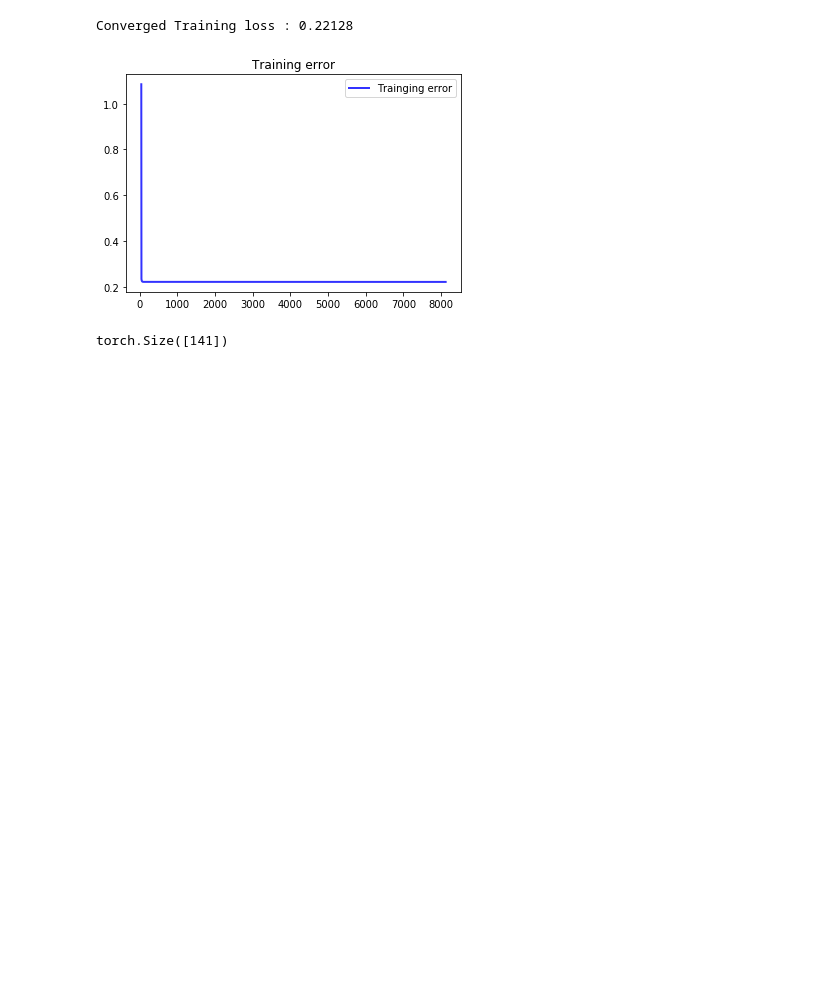
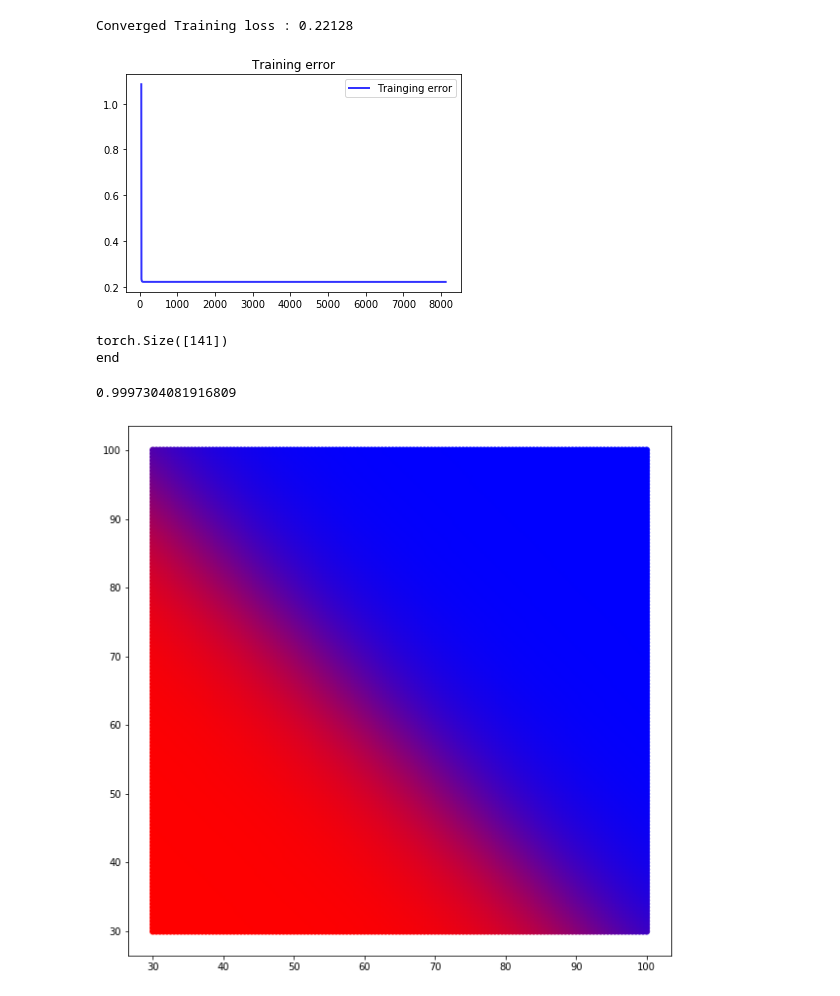
Before and after one commit to jesnk/20_1_ml_class, a Jupyter notebook: assignment/05/05.ipynb, the cells around one changed output. Cells and saved outputs as stored; diff of their text form; code cells hidden in the pictures; blank space fills up the shorter version.

Commit message:
Plot the obtained classifier

```diff
--- a/assignment/05/05.ipynb
+++ b/assignment/05/05.ipynb
@@ -204,16 +204,30 @@ th2 = th2_log[-1]
 xs = torch.linspace(start=30,end=100,steps=141,device='cuda')
 ys = torch.linspace(start=30,end=100,steps=141,device='cuda')
 print(xs.shape)
-
-ACTIVS = []
-
+datas = []
 for x in xs.cpu().numpy() :
     for y in ys.cpu().numpy():
         z = th0 + th1*x + th2*y
         activ = 1 / (1 + torch.exp(z))
         if activ >= 0.5 :
-            ACTIVS.append([x,y,'red', activ])
+            datas.append([x,y,(activ.item(),0,1-activ.item()) ])
         else :
-            ACTIVS.append([x,y,'blue', activ])
+            datas.append([x,y,(activ.item(),0,1-activ.item()) ])
+
+print("end")
 # %% [output]
 torch.Size([141])
+end
+# %%
+datas = np.array(datas)
+xs = datas[:,0]
+ys = datas[:,1]
+colors = datas[:,2]
+print(alphas[0])
+fig, ax = plt.subplots(figsize=(10,10))
+ax.scatter(xs,ys,color=colors, )
+
+plt.show()
+# %% [output]
+0.9997304081916809
+[figure, added]
```
